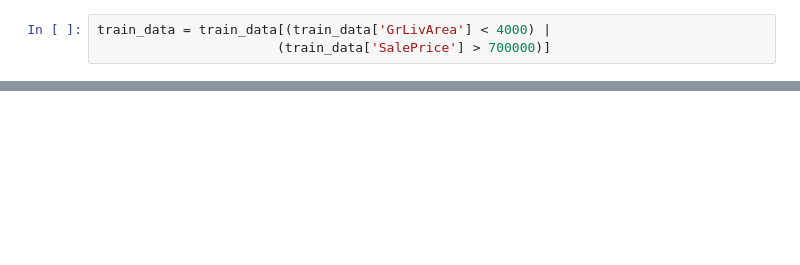
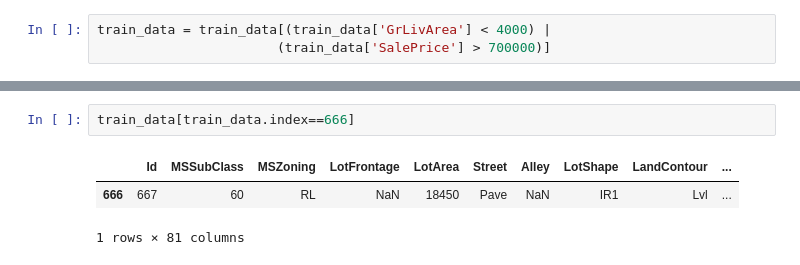
Before and after one commit to barrricade/pandas-learn, a Jupyter notebook: demo/House_Price/House_Price_0.2.ipynb, the cells around one changed output, grey strips where cells are left out. Drawn from its saved outputs; the diff is of its cells as text; blank space fills up the shorter version.

```diff
--- a/demo/House_Price/House_Price_0.2.ipynb
+++ b/demo/House_Price/House_Price_0.2.ipynb
@@ -74,0 +65,6 @@ plt.show()
+# %%
+train_data[train_data.index==666]
+# %% [output]
+|  | Id | MSSubClass | MSZoning | LotFrontage | LotArea | Street | Alley | LotShape | LandContour | ... |
+| 666 | 667 | 60 | RL | NaN | 18450 | Pave | NaN | IR1 | Lvl | ... |
+1 rows × 81 columns
```
Also changed, not shown: parts of 29 cells of this notebook.
